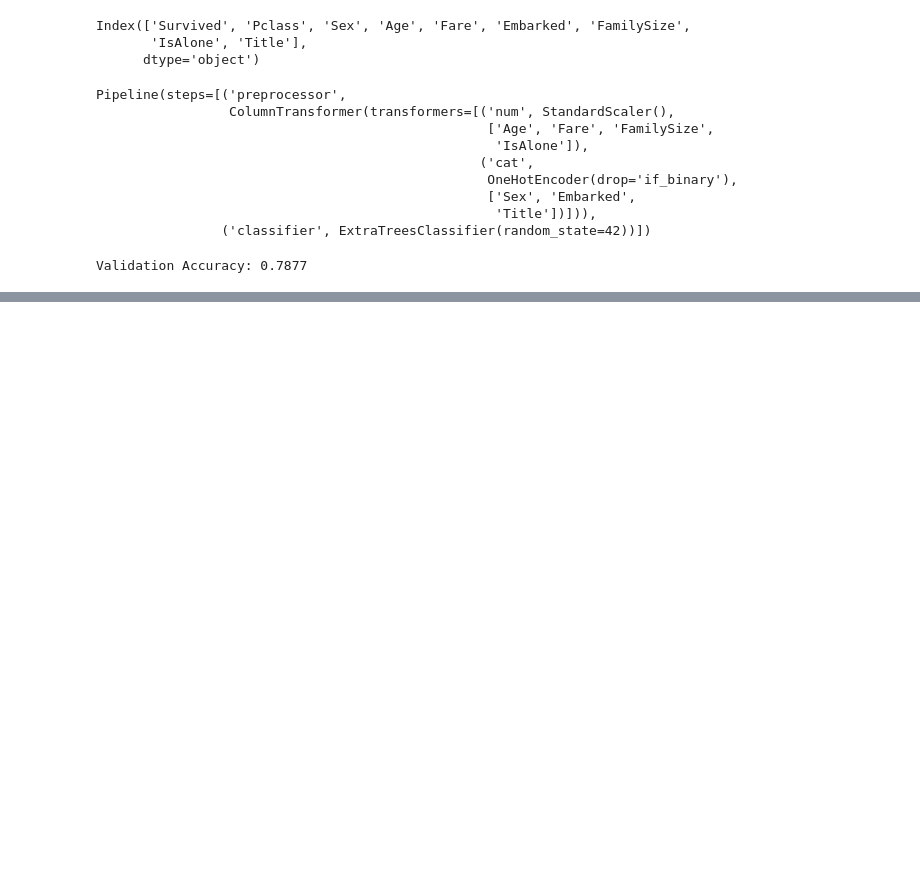
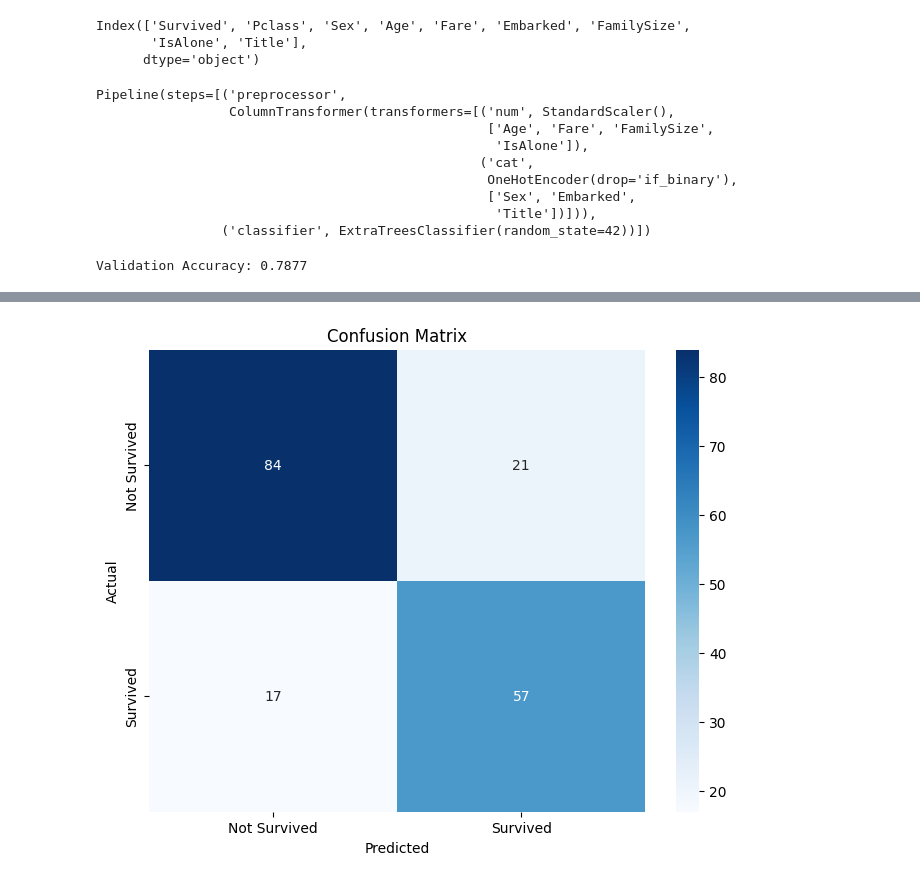
Before and after one commit to eshagarwal/Titanic, a Jupyter notebook: titanic.ipynb, the cells around one changed output, grey strips where cells are left out. Cells and saved outputs as stored; diff of their text form; code cells hidden in the pictures; blank space fills up the shorter version.

```diff
--- a/titanic.ipynb
+++ b/titanic.ipynb
@@ -218,0 +264,17 @@ Validation Accuracy: 0.7877
+# %%
+cm = confusion_matrix(y_val, y_pred)
+plt.figure(figsize=(8, 6))
+sns.heatmap(
+    cm,
+    annot=True,
+    fmt="d",
+    cmap="Blues",
+    xticklabels=["Not Survived", "Survived"],
+    yticklabels=["Not Survived", "Survived"],
+)
+plt.title("Confusion Matrix")
+plt.xlabel("Predicted")
+plt.ylabel("Actual")
+plt.show()
+# %% [output]
+[figure, added]
```
Also changed, not shown: parts of 5 cells of this notebook, 1 other file.
